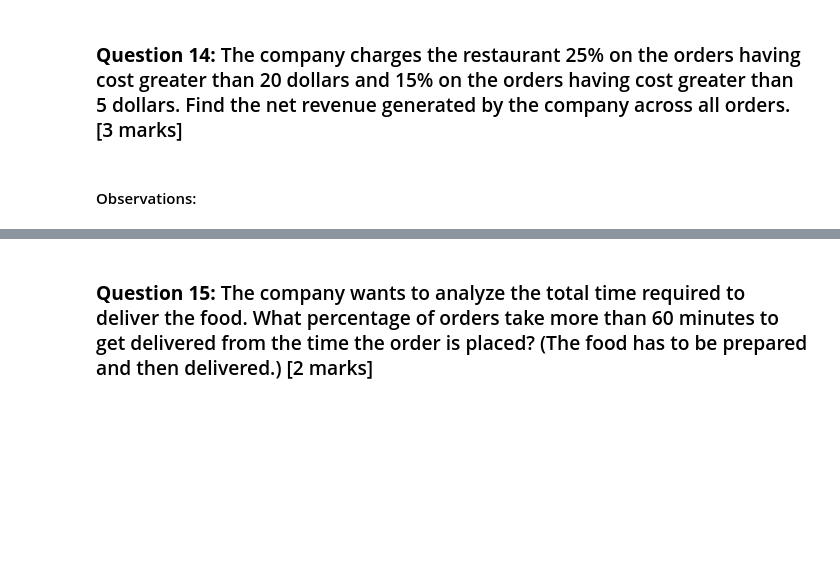
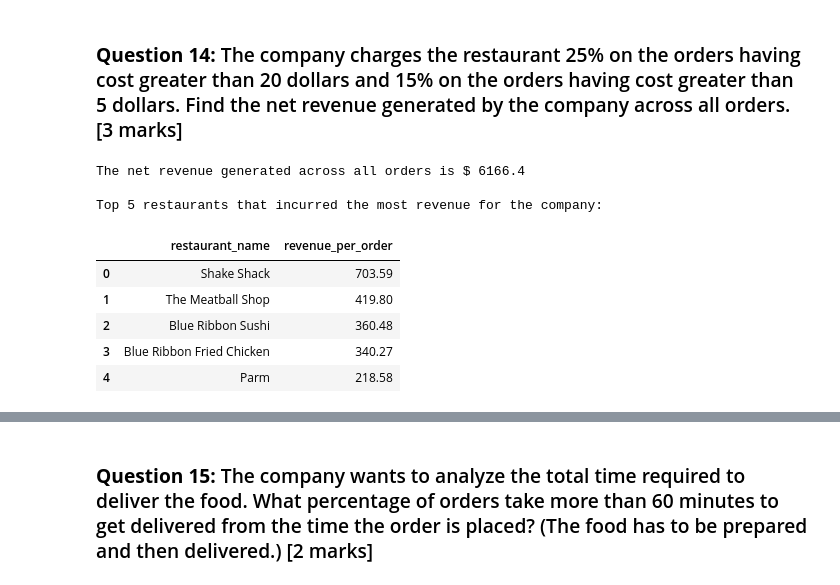
Before and after one commit to nagasayanak/AI_ML_Projects, a Jupyter notebook: Learner_Notebook_Full_Code.ipynb, the cells around one changed output, grey strips where cells are left out. Cells and saved outputs as stored; diff of their text form; code cells hidden in the pictures; blank space fills up the shorter version.

```diff
--- a/Learner_Notebook_Full_Code.ipynb
+++ b/Learner_Notebook_Full_Code.ipynb
@@ -468,2 +508,37 @@ plt.show()
-# %% [markdown]
-#### Observations:
+# %%
+# Write the code here
+
+# Function to calculate revenue per order
+def calculate_revenue_per_order(row):
+    cost = row['cost_of_the_order']
+    if cost > 20:
+        return cost * 0.25
+    elif cost > 5:
+        return cost * 0.15
+    else:
+        return 0.00
+
+# Apply the function to create a new 'revenue_per_order' column
+data['revenue_per_order'] = data.apply(calculate_revenue_per_order, axis=1).round(2)
+
+# Group by restaurant name and sum the revenue to get total revenue per restaurant
+restaurant_revenue = data.groupby('restaurant_name')['revenue_per_order'].sum().reset_index()
+
+# Sort in descending order by revenue to find the top restaurants
+top_revenue_restaurants = restaurant_revenue.sort_values(by='revenue_per_order', ascending=False)
+
+print("The net revenue generated across all orders is $",data["revenue_per_order"].sum().round(2))
+print("")
+
+print("Top 5 restaurants that incurred the most revenue for the company:")
+top_revenue_restaurants.reset_index(drop=True).head(5)
+# %% [output]
+The net revenue generated across all orders is $ 6166.4
+
+Top 5 restaurants that incurred the most revenue for the company:
+|  | restaurant_name | revenue_per_order |
+| 0 | Shake Shack | 703.59 |
+| 1 | The Meatball Shop | 419.80 |
+| 2 | Blue Ribbon Sushi | 360.48 |
+| 3 | Blue Ribbon Fried Chicken | 340.27 |
+| 4 | Parm | 218.58 |
```
Also changed, not shown: parts of 22 cells of this notebook.
